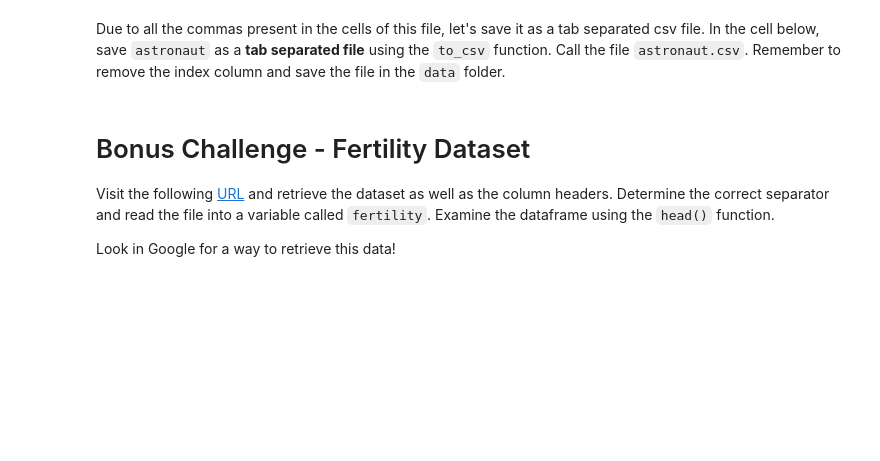
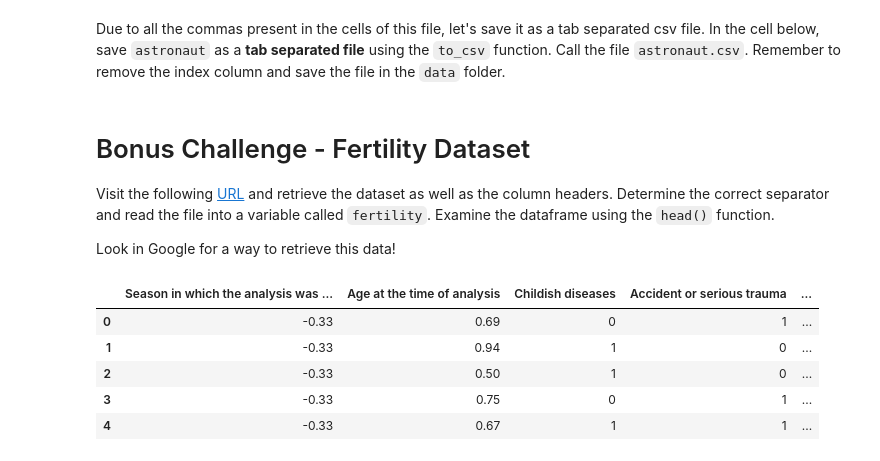
Before and after one commit to Irene9R/dataptmad1121_labs, a Jupyter notebook: module-1/importing-exporting-data/your-code/main.ipynb, the cells around one changed output. Saved outputs shown, nothing was run; the diff lists cells and outputs as text; code cells hidden in the pictures; blank space fills up the shorter version.

```diff
--- a/module-1/importing-exporting-data/your-code/main.ipynb
+++ b/module-1/importing-exporting-data/your-code/main.ipynb
@@ -99,0 +159,25 @@ Look in Google for a way to retrieve this data!
+# %%
+columnsfer = ['Season in which the analysis was performed','Age at the time of analysis','Childish diseases','Accident or serious trauma','Surgical intervention','High fevers in the last year','Frequency of alcohol consumption','Smoking habit','Number of hours spent sitting per day','Output']
+fertility = pd.read_csv("../data/fertility_Diagnosis.txt", sep = ",",names = columnsfer)
+# %%
+'''
+Season in which the analysis was performed. 1) winter, 2) spring, 3) Summer, 4) fall. (-1, -0.33, 0.33, 1)
+Age at the time of analysis. 18-36 (0, 1)
+Childish diseases (ie , chicken pox, measles, mumps, polio) 1) yes, 2) no. (0, 1)
+Accident or serious trauma 1) yes, 2) no. (0, 1)
+Surgical intervention 1) yes, 2) no. (0, 1)
+High fevers in the last year 1) less than three months ago, 2) more than three months ago, 3) no. (-1, 0, 1)
+Frequency of alcohol consumption 1) several times a day, 2) every day, 3) several times a week, 4) once a week, 5) hardly ever or never (0, 1)
+Smoking habit 1) never, 2) occasional 3) daily. (-1, 0, 1)
+Number of hours spent sitting per day ene-16 (0, 1)
+Output: Diagnosis normal (N), altered (O)
+'''
+
+fertility.head()
+# %% [output]
+|  | Season in which the analysis was ... | Age at the time of analysis | Childish diseases | Accident or serious trauma | ... |
+| 0 | -0.33 | 0.69 | 0 | 1 | ... |
+| 1 | -0.33 | 0.94 | 1 | 0 | ... |
+| 2 | -0.33 | 0.50 | 1 | 0 | ... |
+| 3 | -0.33 | 0.75 | 0 | 1 | ... |
+| 4 | -0.33 | 0.67 | 1 | 1 | ... |
```
Also changed, not shown: parts of 12 cells of this notebook, 1 other file.
